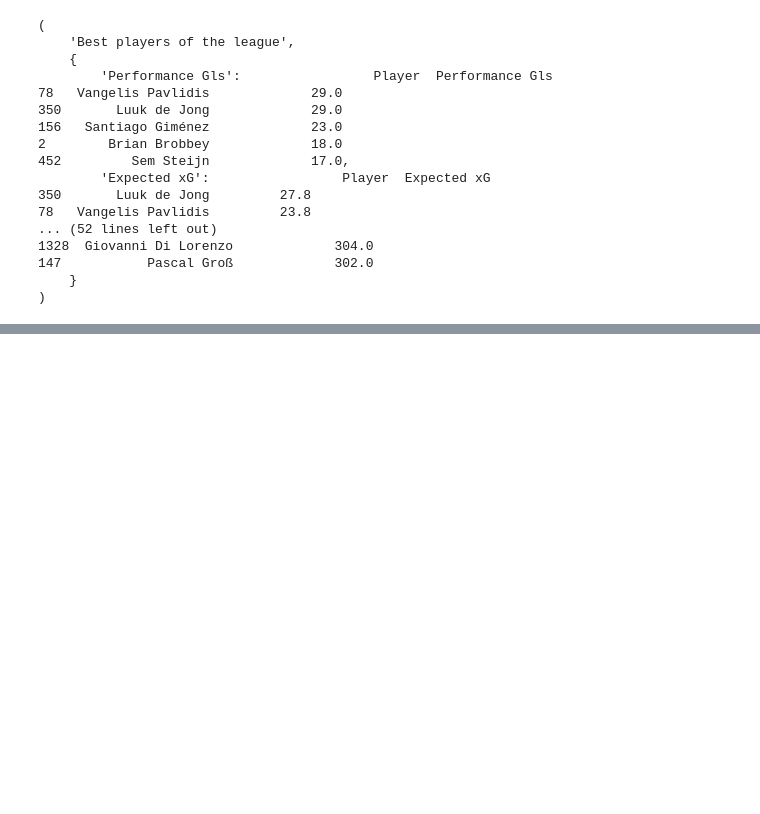
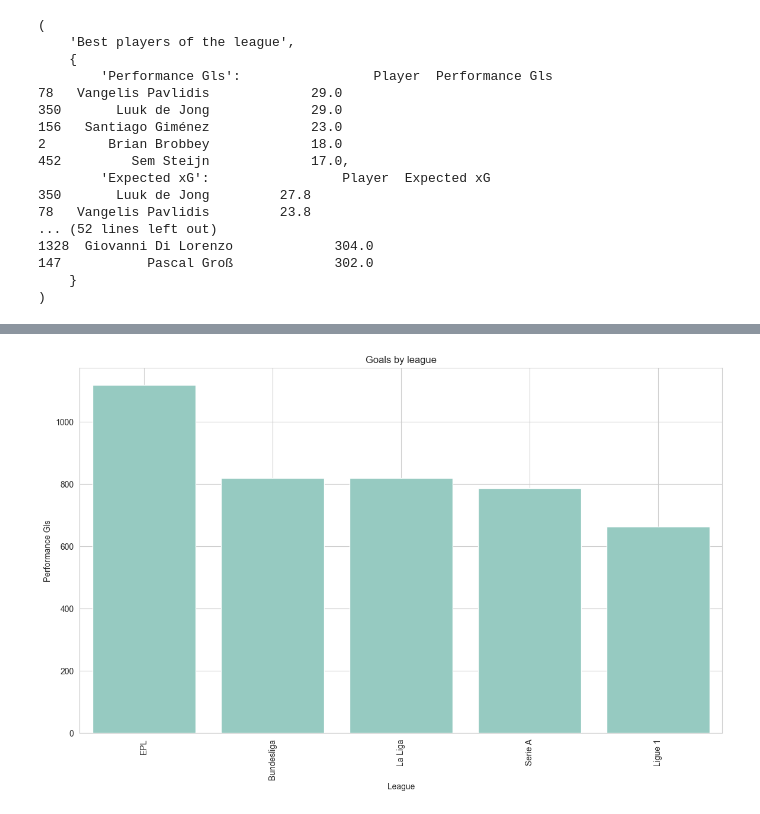
Before and after one commit to dyomed93/Scraping-Analysis-FbRef, a Jupyter notebook: analysis.ipynb, the cells around one changed output, grey strips where cells are left out. Drawn from its saved outputs; the diff is of its cells as text; code cells hidden in the pictures; blank space fills up the shorter version.

```diff
--- a/analysis.ipynb
+++ b/analysis.ipynb
@@ -226,0 +248,16 @@ rich.print(analize("2023-2024/Eredivise/combined_players_stats_Eredivise.csv",st
+# %%
+league_comparison = df.groupby('League').agg({
+    'Performance Gls': 'sum',
+    'Performance Ast': 'sum',
+    'Per 90 Minutes xG': 'mean',
+    'Per 90 Minutes xAG': 'mean'
+}).reset_index().sort_values(by='Performance Gls', ascending=False)
+# %%
+plt.figure(figsize=(14, 8))
+sns.barplot(x='League', y='Performance Gls', data=league_comparison)
+plt.title('Goals by league')
+plt.xticks(rotation=90)
+plt.grid(True)
+plt.show()
+# %% [output]
+[figure, added]
```
Also changed, not shown: parts of 7 cells of this notebook.
